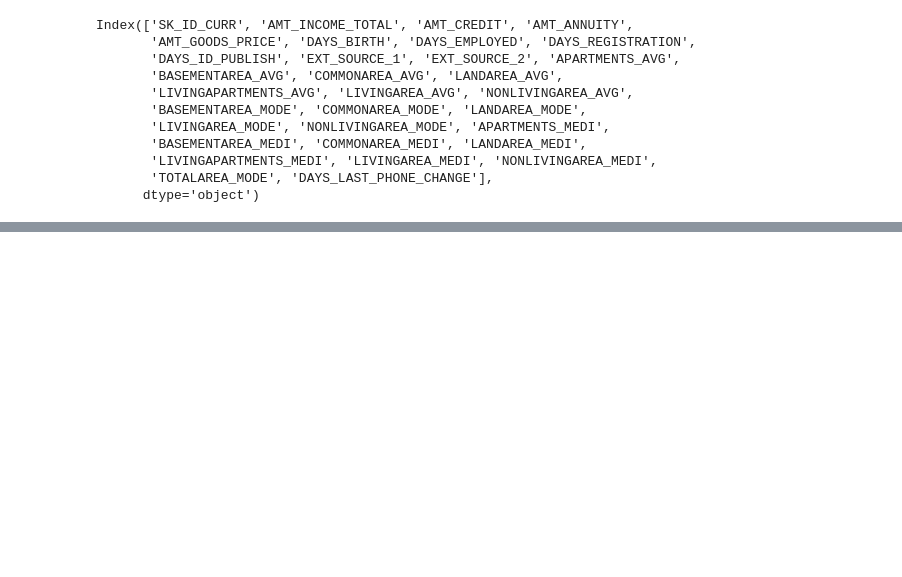
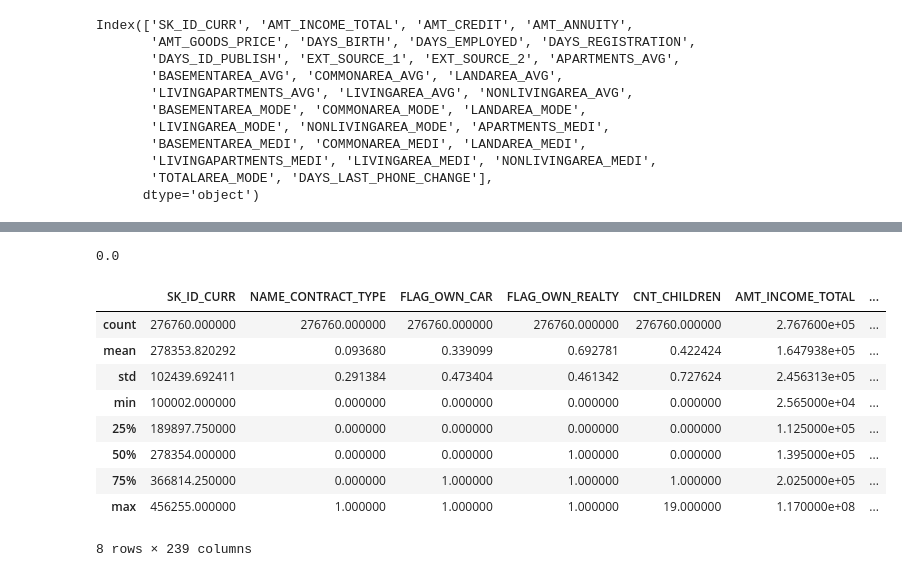
Before and after one commit to far-droid/VIX-HCI, a Jupyter notebook: Task_5_Final_Project.ipynb, the cells around one changed output, grey strips where cells are left out. Cells and saved outputs as stored; diff of their text form; code cells hidden in the pictures; blank space fills up the shorter version.

```diff
--- a/Task_5_Final_Project.ipynb
+++ b/Task_5_Final_Project.ipynb
@@ -551,0 +693,17 @@ imputed_total.columns = X_imputation.columns
+# %%
+X_new['DAYS_EMPLOYED'].max()
+# %% [output]
+0.0
+# %%
+X_new.describe()
+# %% [output]
+|  | SK_ID_CURR | NAME_CONTRACT_TYPE | FLAG_OWN_CAR | FLAG_OWN_REALTY | CNT_CHILDREN | AMT_INCOME_TOTAL | ... |
+| count | 276760.000000 | 276760.000000 | 276760.000000 | 276760.000000 | 276760.000000 | 2.767600e+05 | ... |
+| mean | 278353.820292 | 0.093680 | 0.339099 | 0.692781 | 0.422424 | 1.647938e+05 | ... |
+| std | 102439.692411 | 0.291384 | 0.473404 | 0.461342 | 0.727624 | 2.456313e+05 | ... |
+| min | 100002.000000 | 0.000000 | 0.000000 | 0.000000 | 0.000000 | 2.565000e+04 | ... |
+| 25% | 189897.750000 | 0.000000 | 0.000000 | 0.000000 | 0.000000 | 1.125000e+05 | ... |
+| 50% | 278354.000000 | 0.000000 | 0.000000 | 1.000000 | 0.000000 | 1.395000e+05 | ... |
+| 75% | 366814.250000 | 0.000000 | 1.000000 | 1.000000 | 1.000000 | 2.025000e+05 | ... |
+| max | 456255.000000 | 1.000000 | 1.000000 | 1.000000 | 19.000000 | 1.170000e+08 | ... |
+8 rows × 239 columns
```
Also changed, not shown: parts of 98 cells of this notebook.
